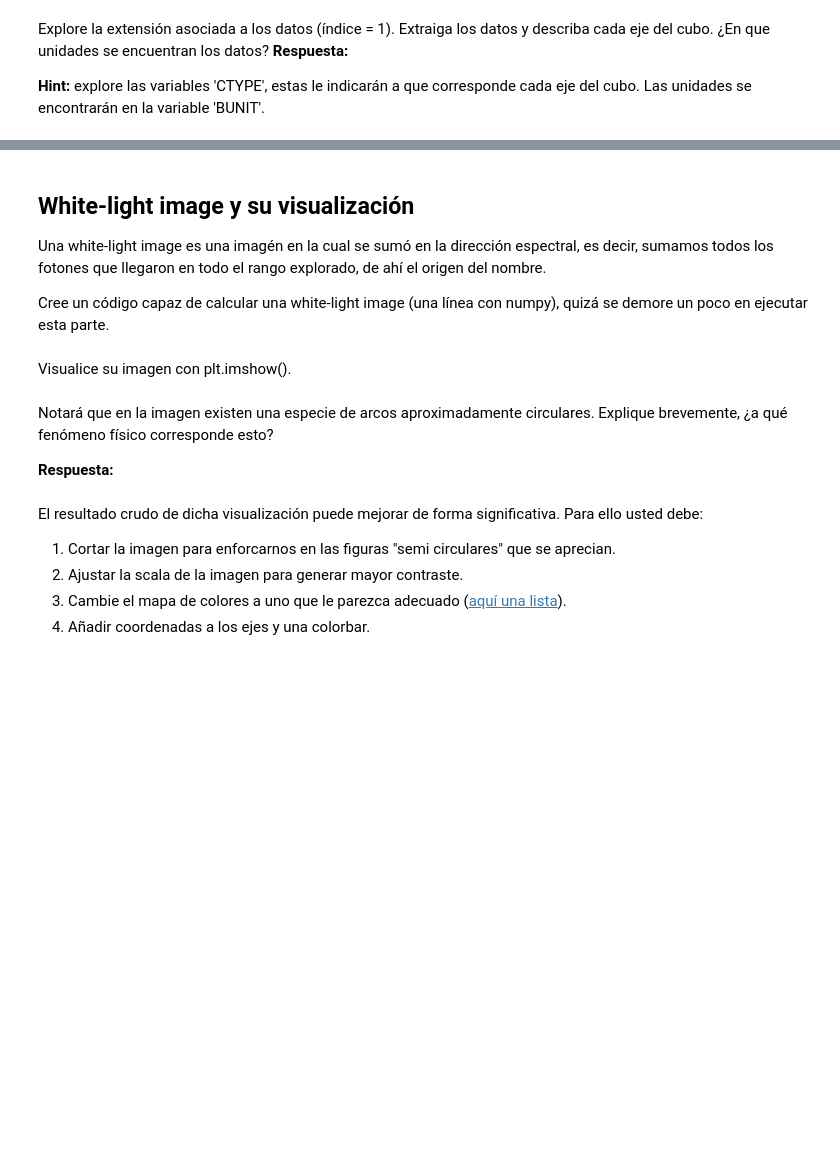
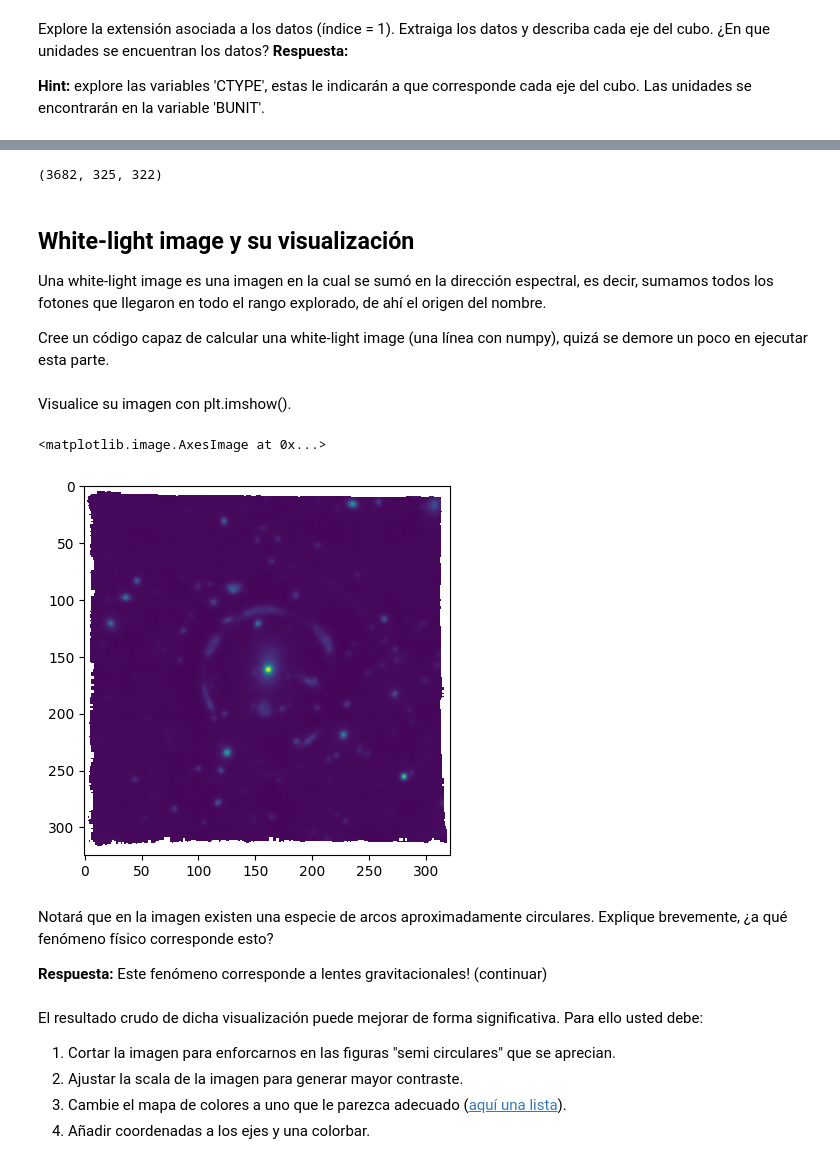
Before and after one commit to azavalac/Tarea-4-Zavala, a Jupyter notebook: Copia_de_Tarea4.ipynb, the cells around one changed output, grey strips where cells are left out. Drawn from its saved outputs; the diff is of its cells as text; code cells hidden in the pictures; blank space fills up the shorter version.

```diff
--- a/Copia_de_Tarea4.ipynb
+++ b/Copia_de_Tarea4.ipynb
@@ -89,26 +113,32 @@ Extraiga los datos y describa cada eje del cubo. ¿En que unidades se encuentran
 # %%
 # Guarde los datos en la siguiente variable.
-datos =
+datos = cubo[1].data
 # %%
 print(datos.shape)     # noten que la dimensión de mayor número es la espectral, las otras 2 son espaciales :)
+# %% [output]
+(3682, 325, 322)
 # %% [markdown]
 ## White-light image y su visualización
 
-Una white-light image es una imagén en la cual se sumó en la dirección espectral, es decir, sumamos todos los fotones que llegaron en todo el rango explorado, de ahí el origen del nombre.
+Una white-light image es una imagen en la cual se sumó en la dirección espectral, es decir, sumamos todos los fotones que llegaron en todo el rango explorado, de ahí el origen del nombre.
 
 Cree un código capaz de calcular una white-light image (una línea con numpy), quizá se demore un poco en ejecutar esta parte.
 # %%
 # Aquí el código.
 import numpy as np
-white_light_image =
+white_light_image = np.sum(datos, axis=0)
 # %% [markdown]
 Visualice su imagen con plt.imshow().
 # %%
 import matplotlib.pyplot as plt
+plt.imshow(white_light_image)
+# %% [output]
+<matplotlib.image.AxesImage at 0x...>
+[figure, added]
 # %% [markdown]
 Notará que en la imagen existen una especie de arcos aproximadamente circulares. Explique brevemente, ¿a qué fenómeno físico corresponde esto?
 
-**Respuesta:**
+**Respuesta:** Este fenómeno corresponde a lentes gravitacionales! (continuar)
 # %% [markdown]
 El resultado crudo de dicha visualización puede mejorar de forma significativa.
 Para ello usted debe:
```
Also changed, not shown: parts of 4 cells of this notebook.
